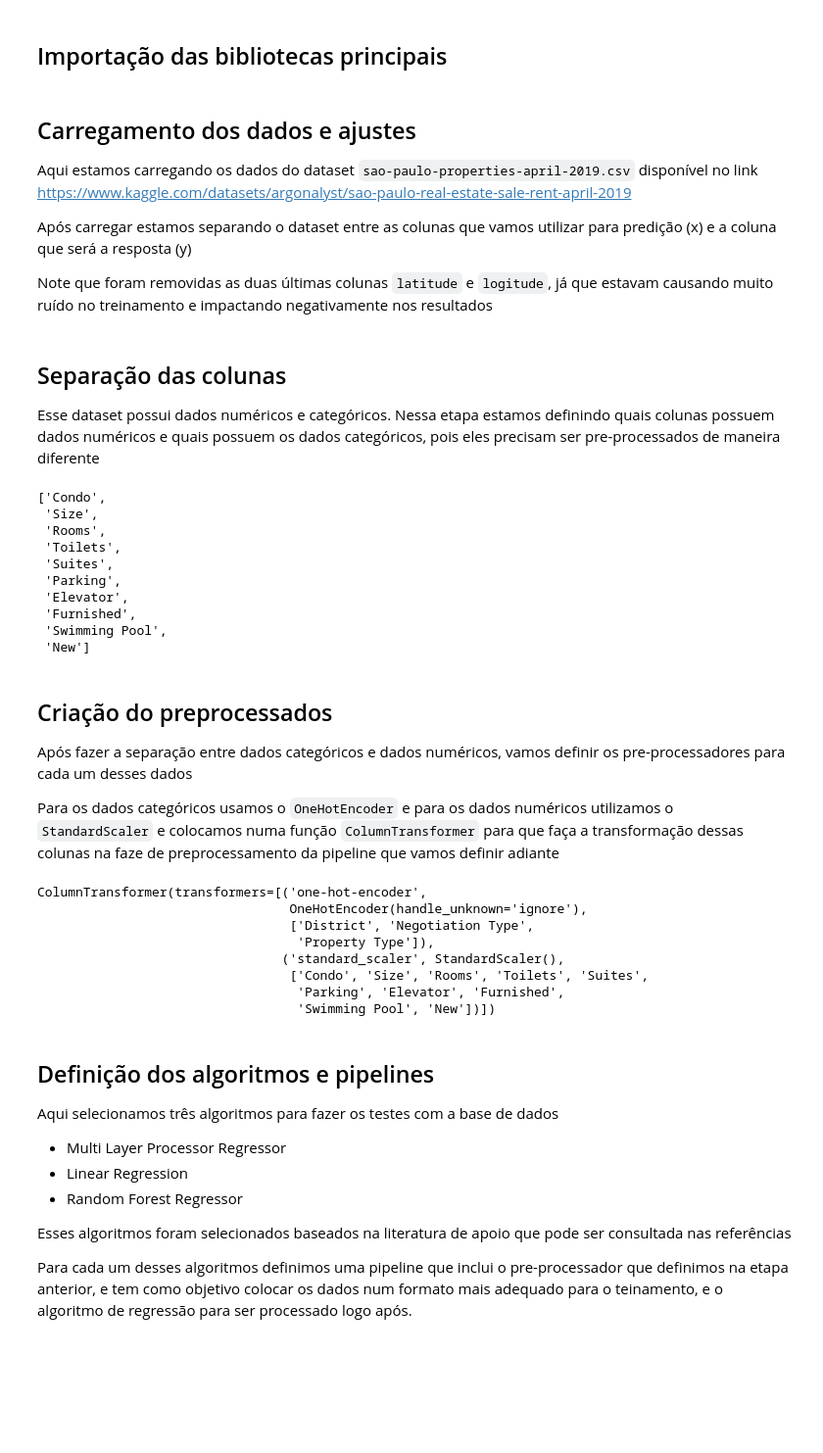
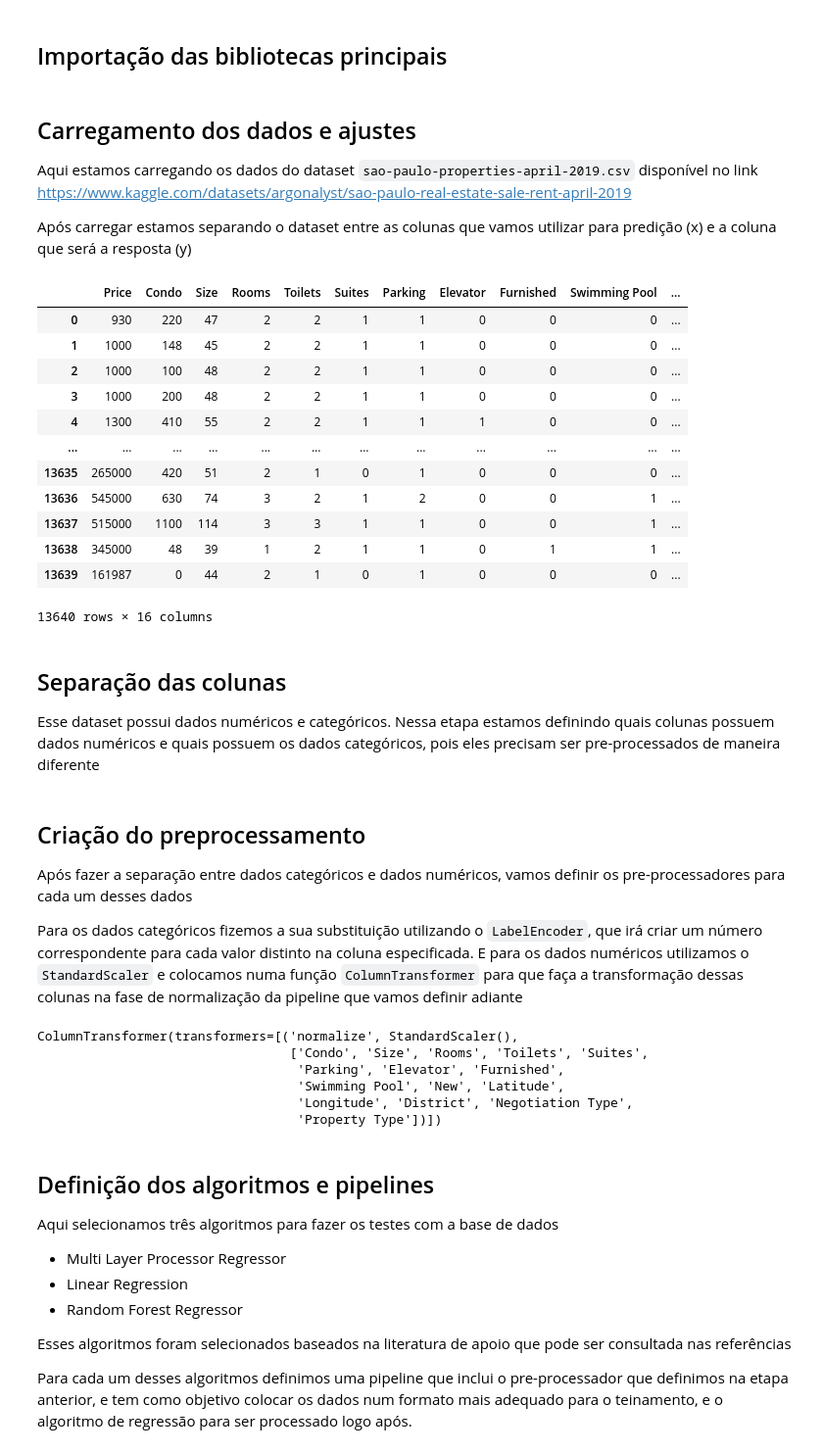
Before and after one commit to brunohgv/inteligencia-artificial-projeto-2023, a Jupyter notebook: projeto.ipynb, the cells around one changed output. Shown at 98% size. Drawn from its saved outputs; the diff is of its cells as text; code cells hidden in the pictures; blank space fills up the shorter version.

```diff
--- a/projeto.ipynb
+++ b/projeto.ipynb
@@ -11,13 +11,27 @@ import numpy as np
 Aqui estamos carregando os dados do dataset `sao-paulo-properties-april-2019.csv` disponível no link https://www.kaggle.com/datasets/argonalyst/sao-paulo-real-estate-sale-rent-april-2019
 
 Após carregar estamos separando o dataset entre as colunas que vamos utilizar para predição (x) e a coluna que será a resposta (y)
-
-Note que foram removidas as duas últimas colunas `latitude` e `logitude`, já que estavam causando muito ruído no treinamento e impactando negativamente nos resultados
 # %%
 df = pd.read_csv("./sao-paulo-properties-april-2019.csv")
 # Remove latitude and logitude values since they were causing much noise
-x = df.iloc[:,1:df.columns.size-2]
+x = df.iloc[:,1:df.columns.size]
 y = df.iloc[:,0]
+
+df
+# %% [output]
+|  | Price | Condo | Size | Rooms | Toilets | Suites | Parking | Elevator | Furnished | Swimming Pool | ... |
+| 0 | 930 | 220 | 47 | 2 | 2 | 1 | 1 | 0 | 0 | 0 | ... |
+| 1 | 1000 | 148 | 45 | 2 | 2 | 1 | 1 | 0 | 0 | 0 | ... |
+| 2 | 1000 | 100 | 48 | 2 | 2 | 1 | 1 | 0 | 0 | 0 | ... |
+| 3 | 1000 | 200 | 48 | 2 | 2 | 1 | 1 | 0 | 0 | 0 | ... |
+| 4 | 1300 | 410 | 55 | 2 | 2 | 1 | 1 | 1 | 0 | 0 | ... |
+| ... | ... | ... | ... | ... | ... | ... | ... | ... | ... | ... | ... |
+| 13635 | 265000 | 420 | 51 | 2 | 1 | 0 | 1 | 0 | 0 | 0 | ... |
+| 13636 | 545000 | 630 | 74 | 3 | 2 | 1 | 2 | 0 | 0 | 1 | ... |
+| 13637 | 515000 | 1100 | 114 | 3 | 3 | 1 | 1 | 0 | 0 | 1 | ... |
+| 13638 | 345000 | 48 | 39 | 1 | 2 | 1 | 1 | 0 | 1 | 1 | ... |
+| 13639 | 161987 | 0 | 44 | 2 | 1 | 0 | 1 | 0 | 0 | 0 | ... |
+13640 rows × 16 columns
 # %% [markdown]
 ## Separação das colunas
 
@@ -30,47 +44,33 @@ categorical_columns_selector = selector(dtype_include=object)
 
 numerical_columns = numerical_columns_selector(x)
 categorical_columns = categorical_columns_selector(x)
-# %% [output]
-['Condo',
- 'Size',
- 'Rooms',
- 'Toilets',
- 'Suites',
- 'Parking',
- 'Elevator',
- 'Furnished',
- 'Swimming Pool',
- 'New']
 # %% [markdown]
-## Criação do preprocessados
+## Criação do preprocessamento
 
 Após fazer a separação entre dados categóricos e dados numéricos, vamos definir os pre-processadores para cada um desses dados
 
-Para os dados categóricos usamos o `OneHotEncoder` e para os dados numéricos utilizamos o `StandardScaler` e colocamos numa função `ColumnTransformer` para que faça a transformação dessas colunas na faze de preprocessamento da pipeline que vamos definir adiante
+Para os dados categóricos fizemos a sua substituição utilizando o `LabelEncoder`, que irá criar um número correspondente para cada valor distinto na coluna especificada. E para os dados numéricos utilizamos o `StandardScaler` e colocamos numa função `ColumnTransformer` para que faça a transformação dessas colunas na fase de normalização da pipeline que vamos definir adiante
 # %%
-from sklearn.preprocessing import OneHotEncoder, StandardScaler
+from sklearn.preprocessing import OneHotEncoder, StandardScaler, LabelEncoder
+from sklearn.compose import ColumnTransformer
 
-categorical_preprocessor = OneHotEncoder(handle_unknown="ignore")
+label_preprocessor = LabelEncoder()
 numerical_preprocessor = StandardScaler()
 
-from sklearn.compose import ColumnTransformer
+x[categorical_columns] = x[categorical_columns].apply(label_preprocessor.fit_transform)
 
-preprocessor = ColumnTransformer(
-  [
-    ("one-hot-encoder", categorical_preprocessor, categorical_columns),
-    ("standard_scaler", numerical_preprocessor, numerical_columns),
-  ]
+normalization = ColumnTransformer(
+  [('normalize', numerical_preprocessor, numerical_columns + categorical_columns)]
 )
-preprocessor
+
+normalization
 # %% [output]
-ColumnTransformer(transformers=[('one-hot-encoder',
-                                 OneHotEncoder(handle_unknown='ignore'),
-                                 ['District', 'Negotiation Type',
-                                  'Property Type']),
-                                ('standard_scaler', StandardScaler(),
+ColumnTransformer(transformers=[('normalize', StandardScaler(),
                                  ['Condo', 'Size', 'Rooms', 'Toilets', 'Suites',
                                   'Parking', 'Elevator', 'Furnished',
-                                  'Swimming Pool', 'New'])])
+                                  'Swimming Pool', 'New', 'Latitude',
+                                  'Longitude', 'District', 'Negotiation Type',
+                                  'Property Type'])])
 # %% [markdown]
 ## Definição dos algoritmos e pipelines
 
```
Also changed, not shown: parts of 12 cells of this notebook, 2 other files.
